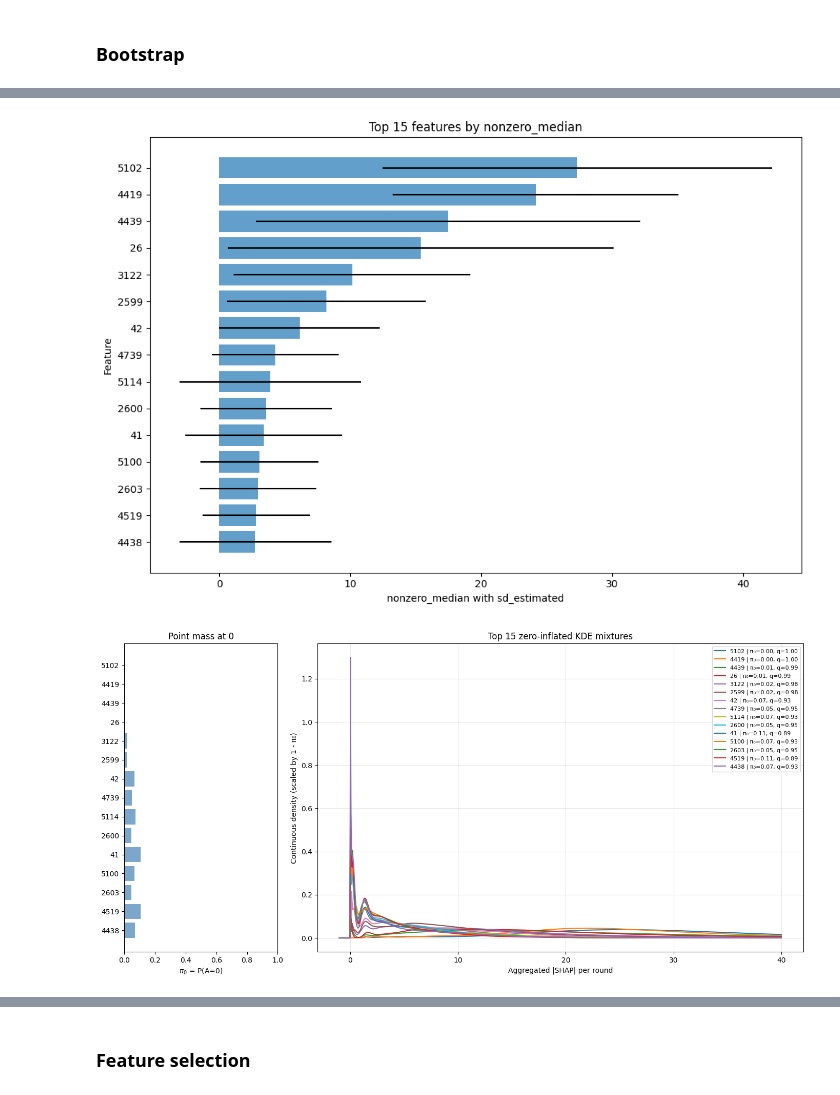
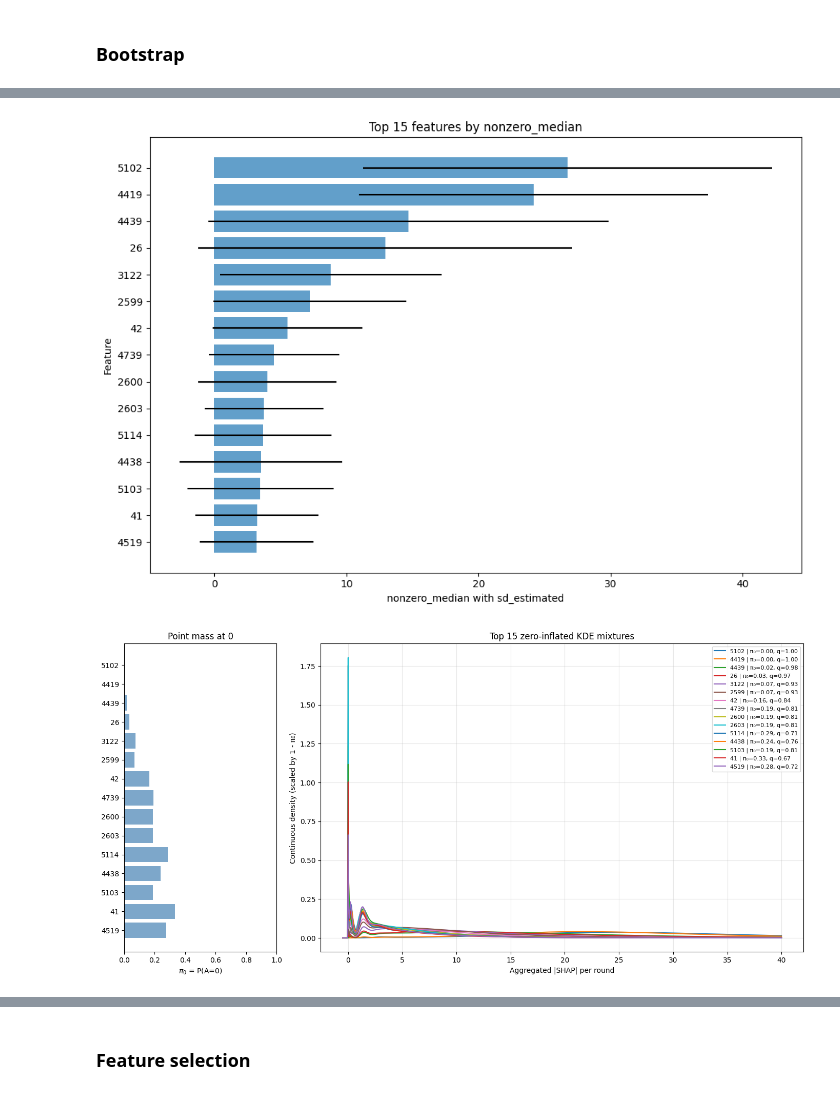
Before and after one commit to Lanxin-Xiang/RobustSHAP, a Jupyter notebook: golub_kernel.ipynb, the cells around one changed output, grey strips where cells are left out. Cells and saved outputs as stored; diff of their text form; code cells hidden in the pictures.

```diff
--- a/golub_kernel.ipynb
+++ b/golub_kernel.ipynb
@@ -149,7 +149,7 @@ X_gene_standardized[gene_cols] = scaler_genes.fit_transform(X_gene_standardized[
 # %% [markdown]
 ### Clustering
 # %%
-correlation_threshold = 0.7
+correlation_threshold = 0.6
 # %%
 # --- Build distance matrix from absolute correlation ---
 abs_corr = X_gene_standardized.corr(method='pearson').abs()
@@ -723,5 +738,5 @@ RESULTS TABLE (LightGBM SHAP-based Feature Selection):
 # %%
-X_screened_lgb = X_grouped[lgb_shap_feature_ranking['feature'].head(51)]
+X_screened_lgb = X_grouped[lgb_shap_feature_ranking['feature'].head(356)]
 
 X_train, X_test, y_train, y_test = train_test_split(X_screened_lgb, y, test_size=0.2, random_state=42, stratify=y)
 
@@ -734,8 +749,8 @@ lgb_boot_results = boot_multi_repeat_inference_keep_all(
     y=y,
     inner_variance="permutation",
     task="binary",
-    n_bootstrap=200,
-    b_model=10,
+    n_bootstrap=2000,
+    b_model=1,
     zero_tol=1e-8,
     model_wrapper=lgb_wrapper,
     n_jobs=6,
@@ -795,18 +812,18 @@ top_with_error = plot_top_feature_with_error(
     score_col="nonzero_median",
 )
 # %% [output]
-[figure, old version]
+[figure, new version]
 # %%
 lgb_top = plot_top_feature_density(
     lgb_feature_kde,
     top_k=15,
     score_col="nonzero_median",
-    x_min = -1,
+    x_min = -0.5,
     log_x=True,
     x_max=40
 )
 # %% [output]
-[figure, old version]
+[figure, new version]
 # %%
 plot_feature_level_kde_with_hist(
     feature_level_df=lgb_feature_kde,
```
Also changed, not shown: parts of 38 cells of this notebook.
